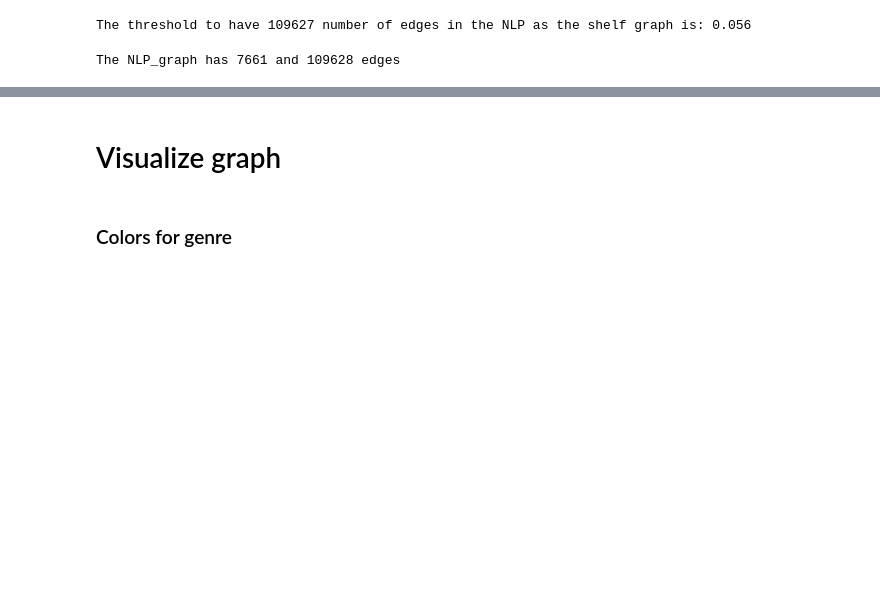
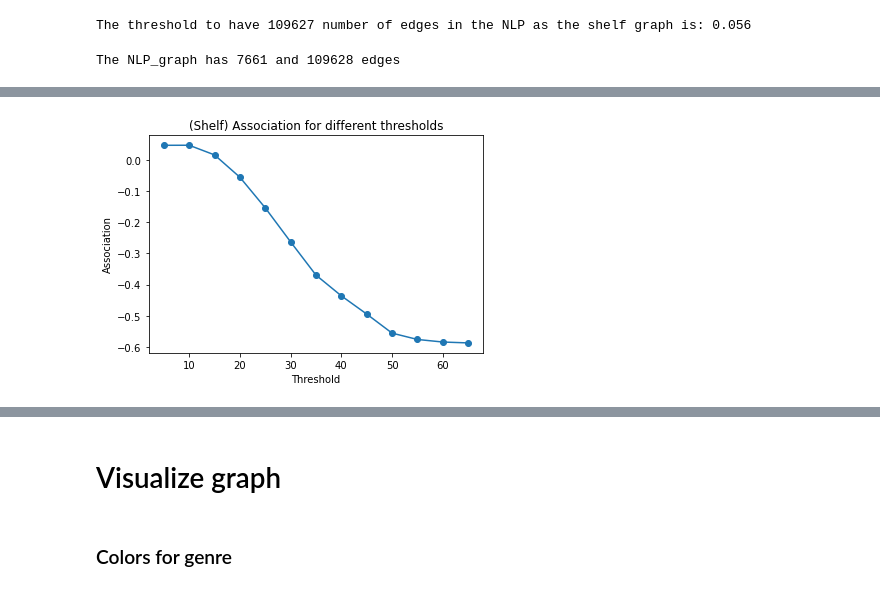
Before and after one commit to davidAlvaBro/comsocsci_final_proj, a Jupyter notebook: Explainer_notebook.ipynb, the cells around one changed output, grey strips where cells are left out. Cells and saved outputs as stored; diff of their text form; code cells hidden in the pictures; blank space fills up the shorter version.

```diff
--- a/Explainer_notebook.ipynb
+++ b/Explainer_notebook.ipynb
@@ -869,0 +943,25 @@ The NLP_graph has 7661 and 109628 edges
+# %%
+
+max_threshold = 70
+min_threshold = 5
+assosiations = []
+thresholds = range(min_threshold, max_threshold, 5)
+
+for i, threshold in enumerate(thresholds):
+    categories = {}
+    for node, degree in shelf_graph.degree():
+        if degree >= threshold:
+            categories[node] = 'high'
+        else:
+            categories[node] = 'low'
+    nx.set_node_attributes(shelf_graph, categories, 'degree')
+    # Store the assortativity
+    assosiations.append(nx.attribute_assortativity_coefficient(shelf_graph, 'degree'))
+
+plt.plot(thresholds, assosiations, "-o")
+plt.xlabel("Threshold")
+plt.ylabel("Association")
+plt.title("(Shelf) Association for different thresholds")
+plt.show()
+# %% [output]
+[figure, added]
```
Also changed, not shown: parts of 46 cells of this notebook, 1 other file.
